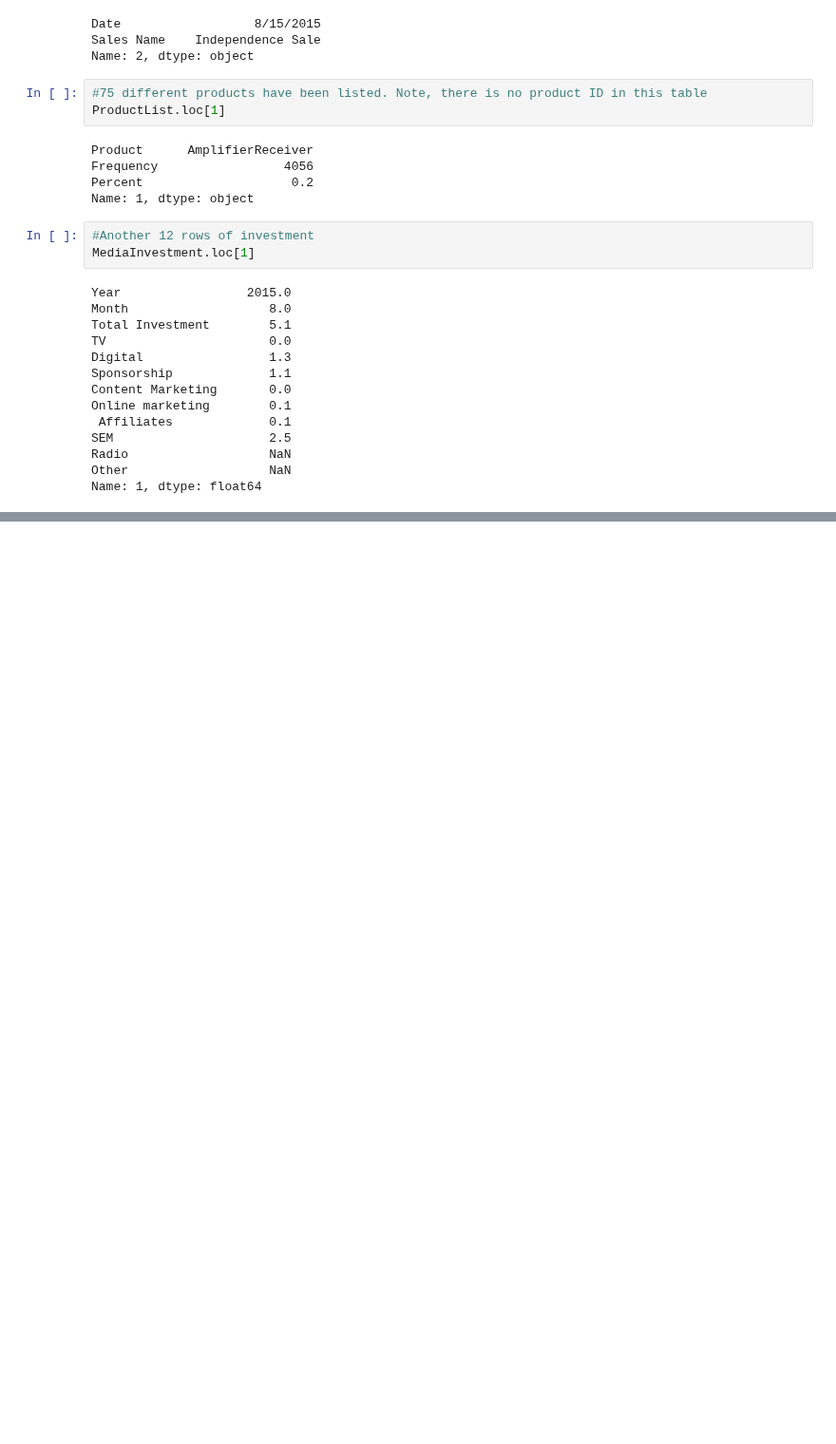
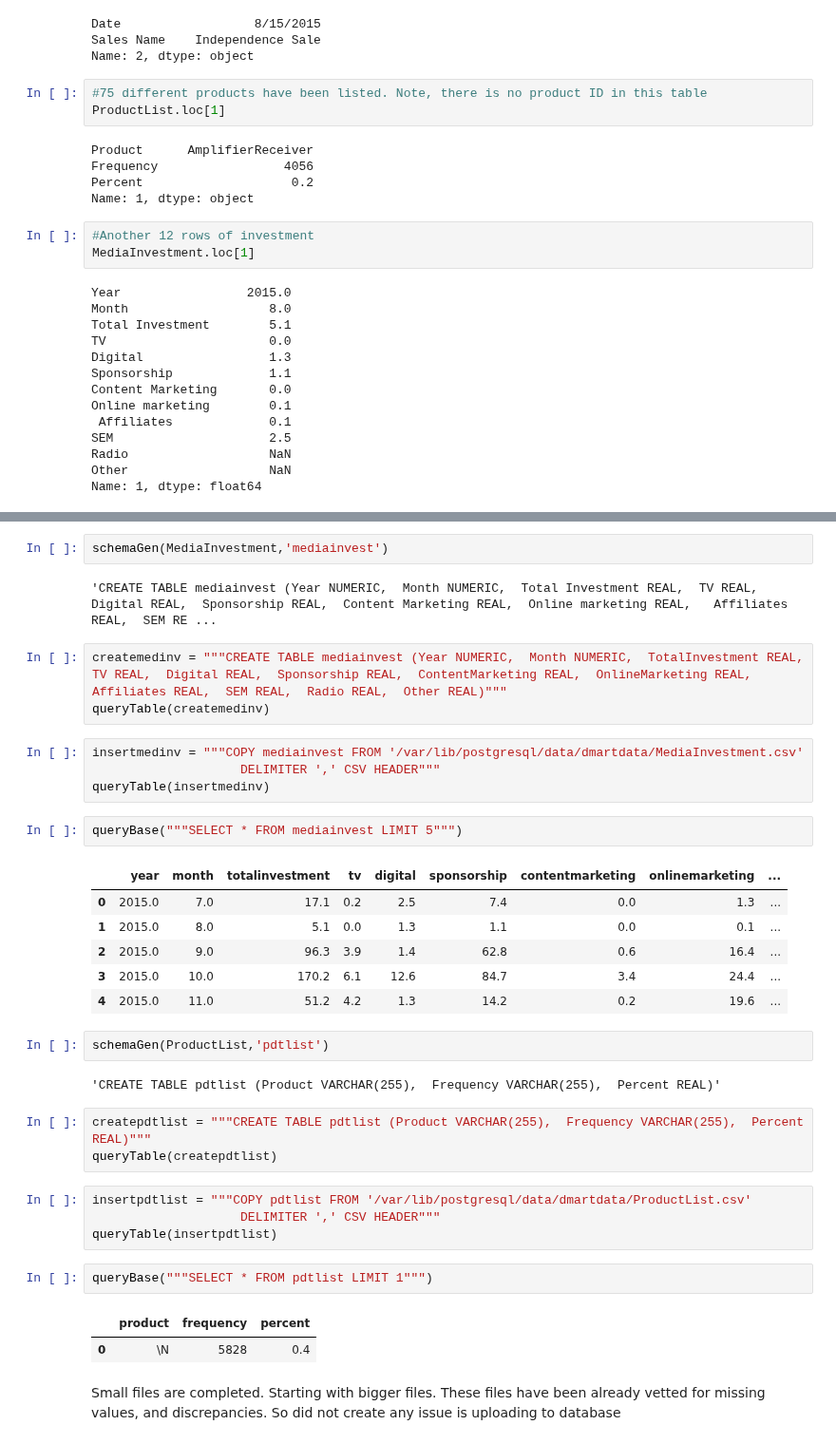
Before and after one commit to idjey/DEtheHardWay, a Jupyter notebook: Dmart_SchemaGen.ipynb, the cells around one changed output, grey strips where cells are left out. Shown at 95% size. Drawn from its saved outputs; the diff is of its cells as text; blank space fills up the shorter version.

Commit message:
backing up the db before datamodeling the dmart data

```diff
--- a/Dmart_SchemaGen.ipynb
+++ b/Dmart_SchemaGen.ipynb
@@ -227,0 +270,38 @@ CONTEXT:  COPY op_expense_monthly, line 3, column radio: "NA"
+# %%
+schemaGen(MediaInvestment,'mediainvest')
+# %% [output]
+'CREATE TABLE mediainvest (Year NUMERIC,  Month NUMERIC,  Total Investment REAL,  TV REAL,  Digital REAL,  Sponsorship REAL,  Content Marketing REAL,  Online marketing REAL,   Affiliates REAL,  SEM RE ...
+# %%
+createmedinv = """CREATE TABLE mediainvest (Year NUMERIC,  Month NUMERIC,  TotalInvestment REAL,  TV REAL,  Digital REAL,  Sponsorship REAL,  ContentMarketing REAL,  OnlineMarketing REAL,   Affiliates REAL,  SEM REAL,  Radio REAL,  Other REAL)"""
+queryTable(createmedinv)
+# %%
+insertmedinv = """COPY mediainvest FROM '/var/lib/postgresql/data/dmartdata/MediaInvestment.csv'
+                    DELIMITER ',' CSV HEADER"""
+queryTable(insertmedinv)
+# %%
+queryBase("""SELECT * FROM mediainvest LIMIT 5""")
+# %% [output]
+|  | year | month | totalinvestment | tv | digital | sponsorship | contentmarketing | onlinemarketing | ... |
+| 0 | 2015.0 | 7.0 | 17.1 | 0.2 | 2.5 | 7.4 | 0.0 | 1.3 | ... |
+| 1 | 2015.0 | 8.0 | 5.1 | 0.0 | 1.3 | 1.1 | 0.0 | 0.1 | ... |
+| 2 | 2015.0 | 9.0 | 96.3 | 3.9 | 1.4 | 62.8 | 0.6 | 16.4 | ... |
+| 3 | 2015.0 | 10.0 | 170.2 | 6.1 | 12.6 | 84.7 | 3.4 | 24.4 | ... |
+| 4 | 2015.0 | 11.0 | 51.2 | 4.2 | 1.3 | 14.2 | 0.2 | 19.6 | ... |
+# %%
+schemaGen(ProductList,'pdtlist')
+# %% [output]
+'CREATE TABLE pdtlist (Product VARCHAR(255),  Frequency VARCHAR(255),  Percent REAL)'
+# %%
+createpdtlist = """CREATE TABLE pdtlist (Product VARCHAR(255),  Frequency VARCHAR(255),  Percent REAL)"""
+queryTable(createpdtlist)
+# %%
+insertpdtlist = """COPY pdtlist FROM '/var/lib/postgresql/data/dmartdata/ProductList.csv'
+                    DELIMITER ',' CSV HEADER"""
+queryTable(insertpdtlist)
+# %%
+queryBase("""SELECT * FROM pdtlist LIMIT 1""")
+# %% [output]
+|  | product | frequency | percent |
+| 0 | \N | 5828 | 0.4 |
+# %% [markdown]
+Small files are completed. Starting with bigger files. These files have been already vetted for missing values, and discrepancies. So did not create any issue is uploading to database
```
Also changed, not shown: parts of 35 cells of this notebook, 2 other files.
